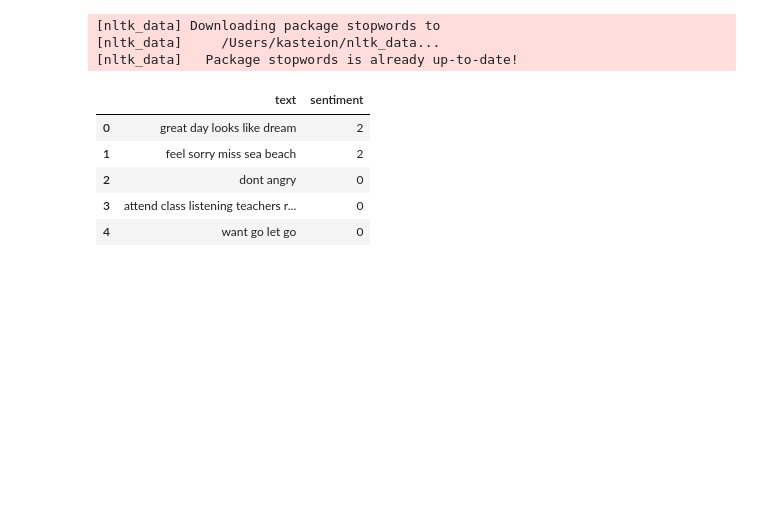
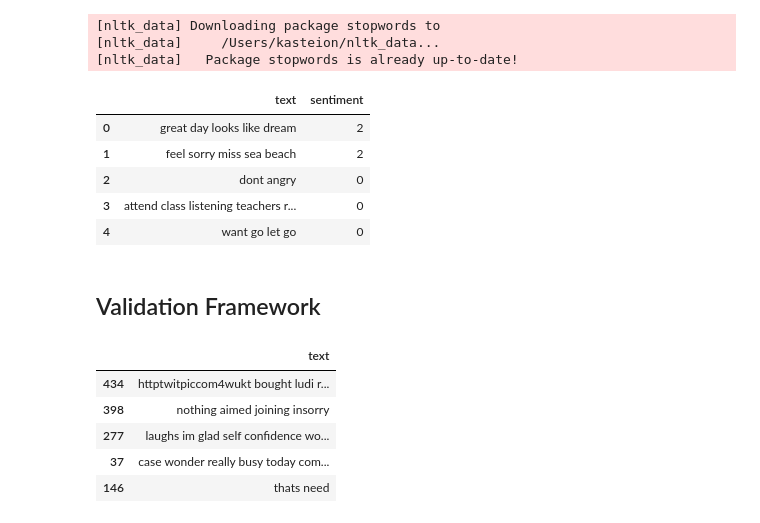
Before and after one commit to kasteion/ml-zoomcamp-2025-capstone-1, a Jupyter notebook: notebook.ipynb, the cells around one changed output. Cells and saved outputs as stored; diff of their text form; code cells hidden in the pictures; blank space fills up the shorter version.

Commit message:
validation framework

```diff
--- a/notebook.ipynb
+++ b/notebook.ipynb
@@ -144,3 +144,5 @@ df.head()
 | 2 | dont angry | 0 |
 | 3 | attend class listening teachers r... | 0 |
 | 4 | want go let go | 0 |
+# %% [markdown]
+## Validation Framework
@@ -146,0 +151,20 @@ df.head()
+# %%
+df_full_train, df_test = train_test_split(df, test_size=0.2, random_state=42)
+df_train, df_val = train_test_split(df_full_train, test_size=0.25, random_state=42)
+y_full_train = df_full_train.sentiment
+y_test = df_test.sentiment
+y_val = df_val.sentiment
+
+df_full_train = df_full_train.drop(columns=['sentiment'])
+df_train = df_train.drop(columns=['sentiment'])
+df_test = df_test.drop(columns=['sentiment'])
+df_val = df_val.drop(columns=['sentiment'])
+
+df_train.head()
+# %% [output]
+|  | text |
+| 434 | httptwitpiccom4wukt bought ludi r... |
+| 398 | nothing aimed joining insorry |
+| 277 | laughs im glad self confidence wo... |
+| 37 | case wonder really busy today com... |
+| 146 | thats need |
```
Also changed, not shown: parts of 1 cell of this notebook.
